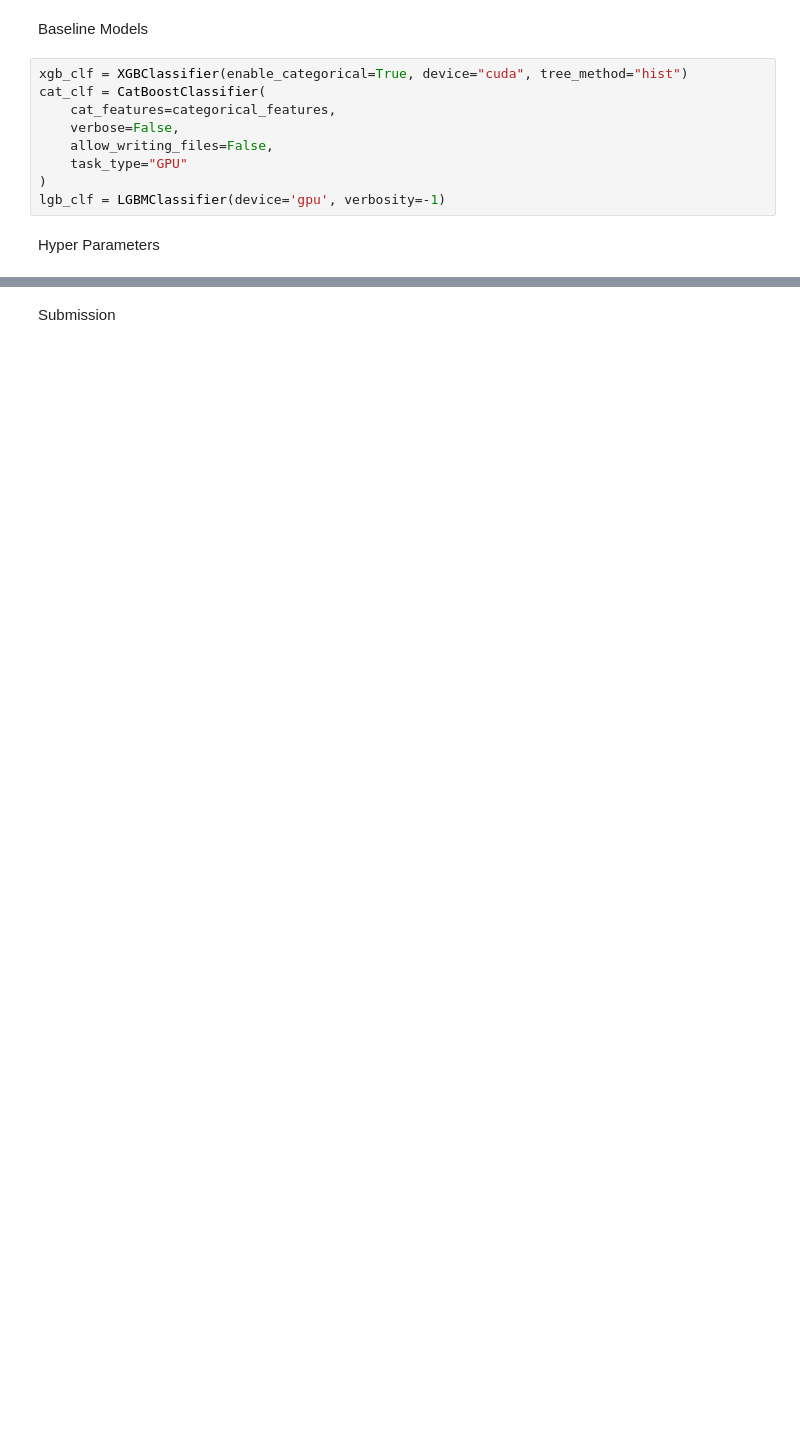
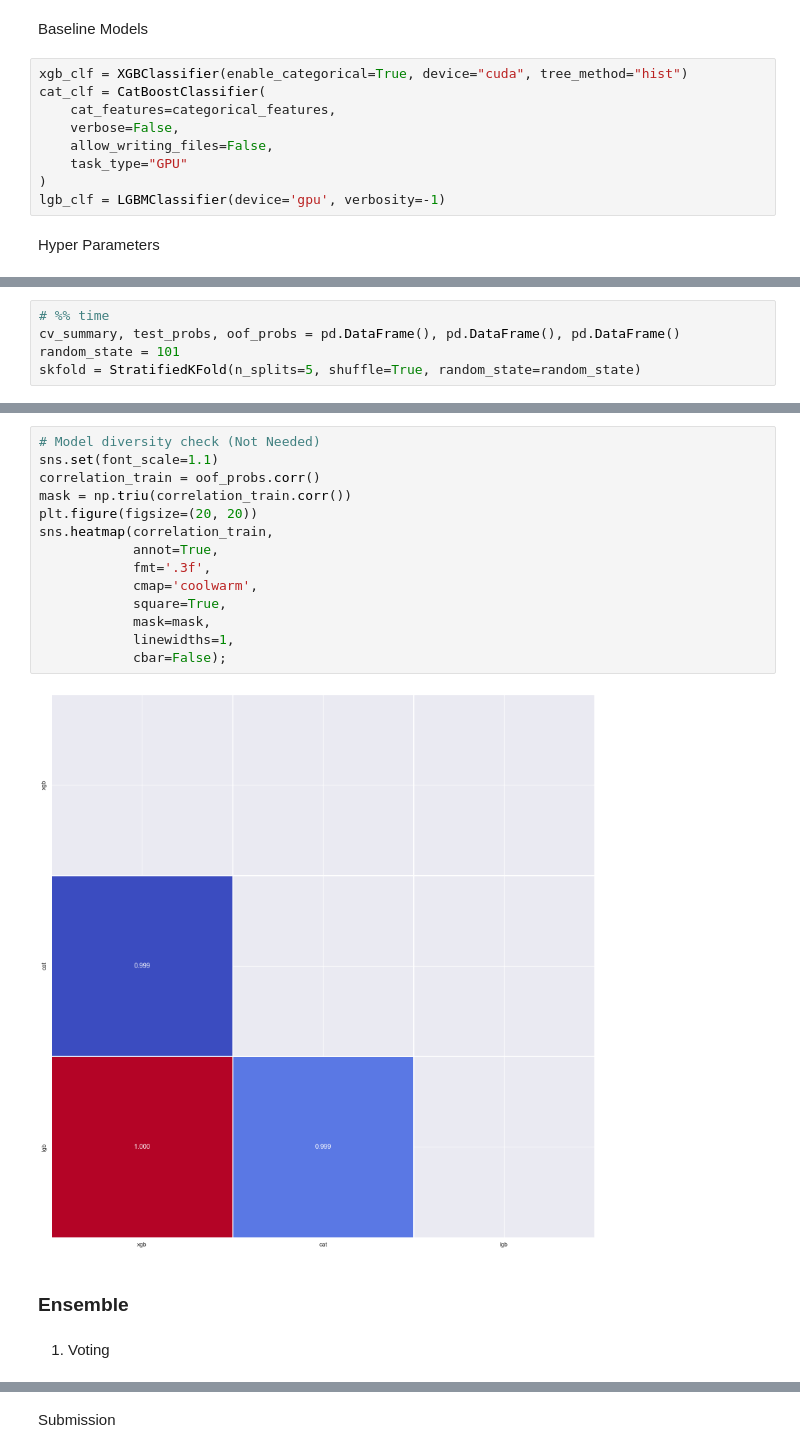
Before and after one commit to guu980-dev/kaggle_mushroom, a Jupyter notebook: execution.ipynb, the cells around one changed output, grey strips where cells are left out. Cells and saved outputs as stored; diff of their text form; blank space fills up the shorter version.

```diff
--- a/execution.ipynb
+++ b/execution.ipynb
@@ -173,0 +186,5 @@ for model in oof_probs.keys():
+# %%
+# %% time
+cv_summary, test_probs, oof_probs = pd.DataFrame(), pd.DataFrame(), pd.DataFrame()
+random_state = 101
+skfold = StratifiedKFold(n_splits=5, shuffle=True, random_state=random_state)
@@ -173,0 +252,20 @@ for model in oof_probs.keys():
+# %%
+# Model diversity check (Not Needed)
+sns.set(font_scale=1.1)
+correlation_train = oof_probs.corr()
+mask = np.triu(correlation_train.corr())
+plt.figure(figsize=(20, 20))
+sns.heatmap(correlation_train,
+            annot=True,
+            fmt='.3f',
+            cmap='coolwarm',
+            square=True,
+            mask=mask,
+            linewidths=1,
+            cbar=False);
+# %% [output]
+[figure, added]
+# %% [markdown]
+### Ensemble
+# %% [markdown]
+1. Voting
```
Also changed, not shown: parts of 21 cells of this notebook.
